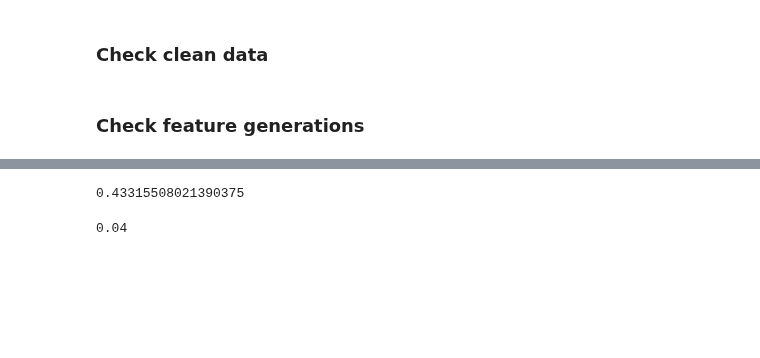
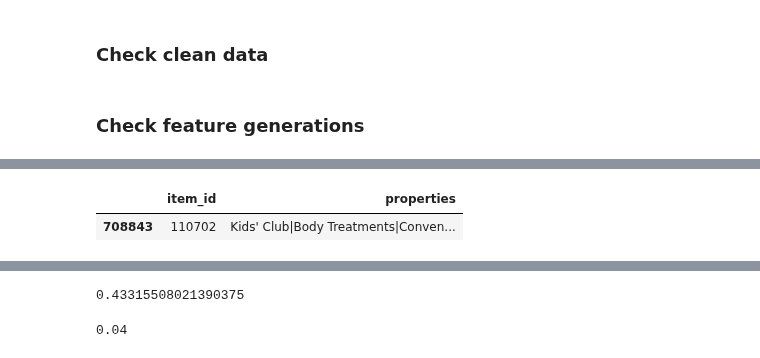
Before and after one commit to samshipengs/naps, a Jupyter notebook: eye_balling.ipynb, the cells around one changed output, grey strips where cells are left out. Drawn from its saved outputs; the diff is of its cells as text; code cells hidden in the pictures; blank space fills up the shorter version.

```diff
--- a/eye_balling.ipynb
+++ b/eye_balling.ipynb
@@ -139,0 +150,7 @@ meta_mapping[meta_mapping.item_id==110702]
+# %%
+m = pd.read_csv('./data/item_metadata.csv')
+# %%
+m[m.item_id==110702]
+# %% [output]
+|  | item_id | properties |
+| 708843 | 110702 | Kids' Club|Body Treatments|Conven... |
```
Also changed, not shown: parts of 12 cells of this notebook, 4 other files.
